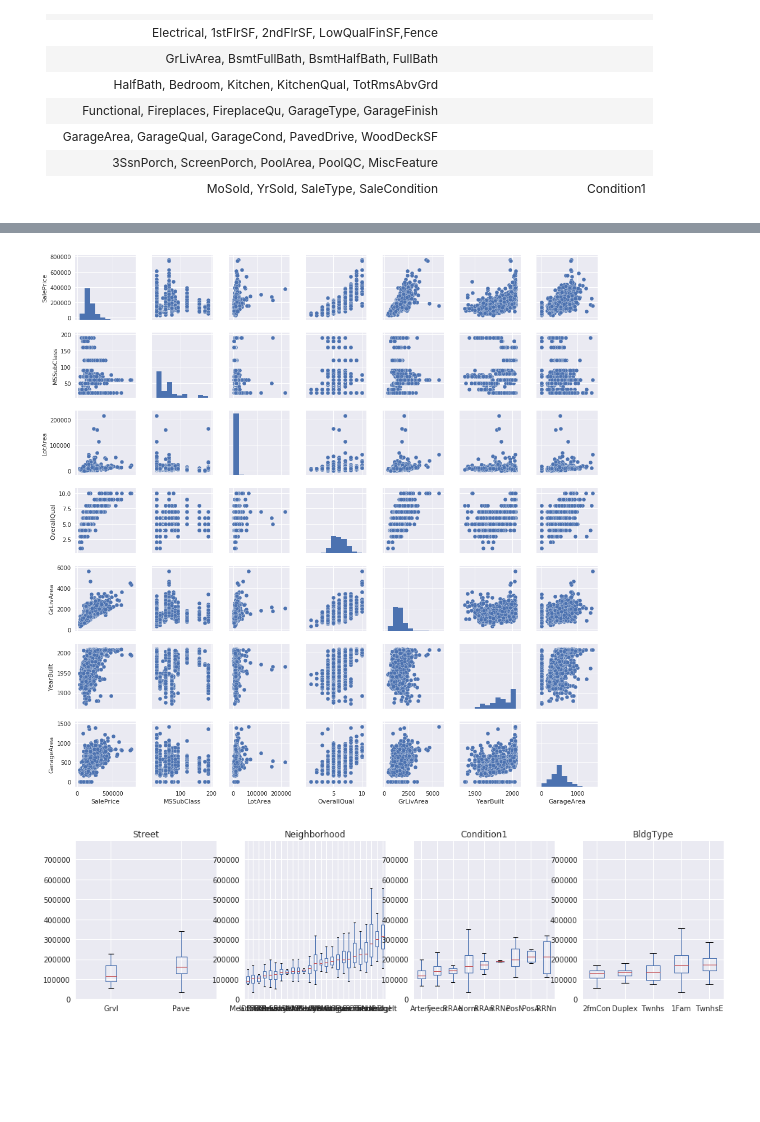
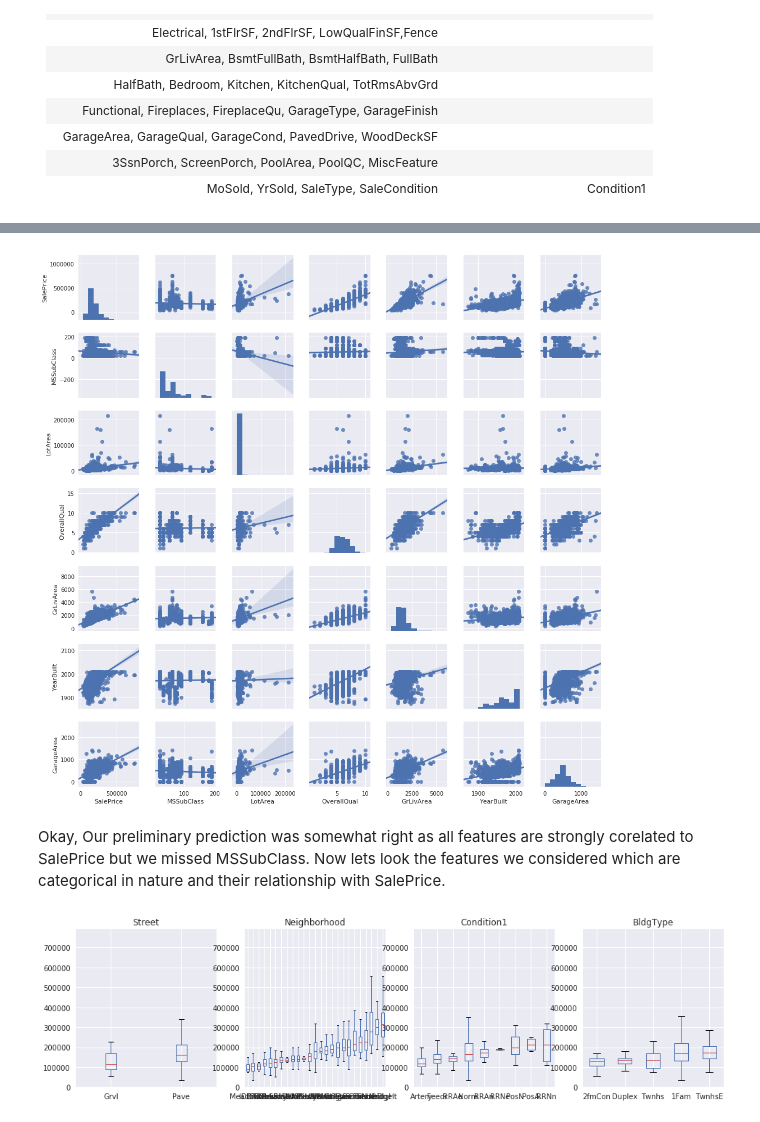
Before and after one commit to dralmostright/house-price-predict, a Jupyter notebook: house-price-predict.ipynb, the cells around one changed output, grey strips where cells are left out. Drawn from its saved outputs; the diff is of its cells as text; code cells hidden in the pictures; blank space fills up the shorter version.

```diff
--- a/house-price-predict.ipynb
+++ b/house-price-predict.ipynb
@@ -122,10 +134,12 @@ So lets investigate the relationship of above listed features with variable Sale
 # %%
 sns.set()
 cols = ['SalePrice', 'MSSubClass', 'LotArea', 'OverallQual','GrLivArea','YearBuilt','GarageArea']
-sns.pairplot(trainData[cols], size = 2)
+sns.pairplot(trainData[cols], kind="reg", size = 2)
 plt.show();
 # %% [output]
-[figure, old version]
+[figure, new version]
+# %% [markdown]
+Okay, Our preliminary prediction was somewhat right as all features are strongly corelated to SalePrice but we missed MSSubClass. Now lets look the features we considered which are categorical in nature and their relationship with SalePrice.
 # %%
 def sortBoxplot(df, by,column):
     fig = plt.figure(figsize=(16,4))
```
Also changed, not shown: parts of 66 cells of this notebook.
